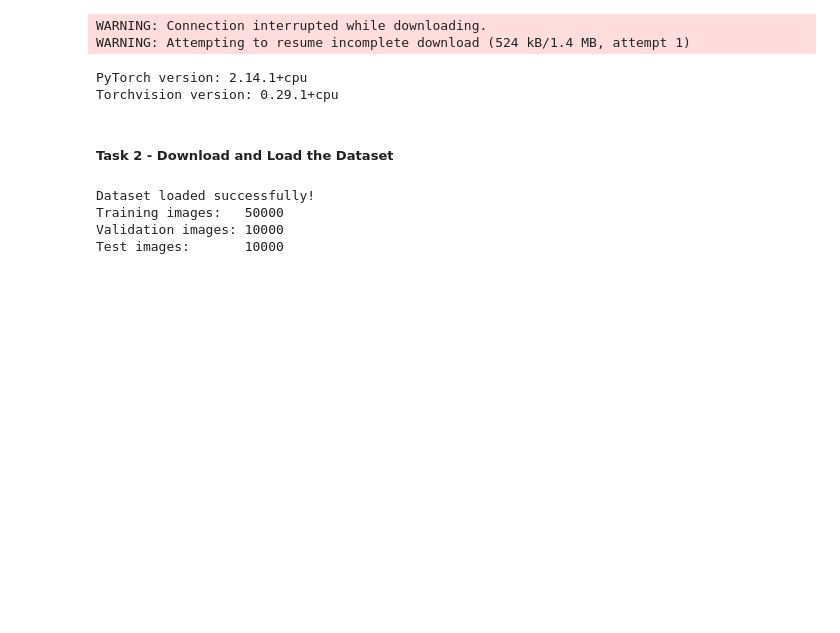
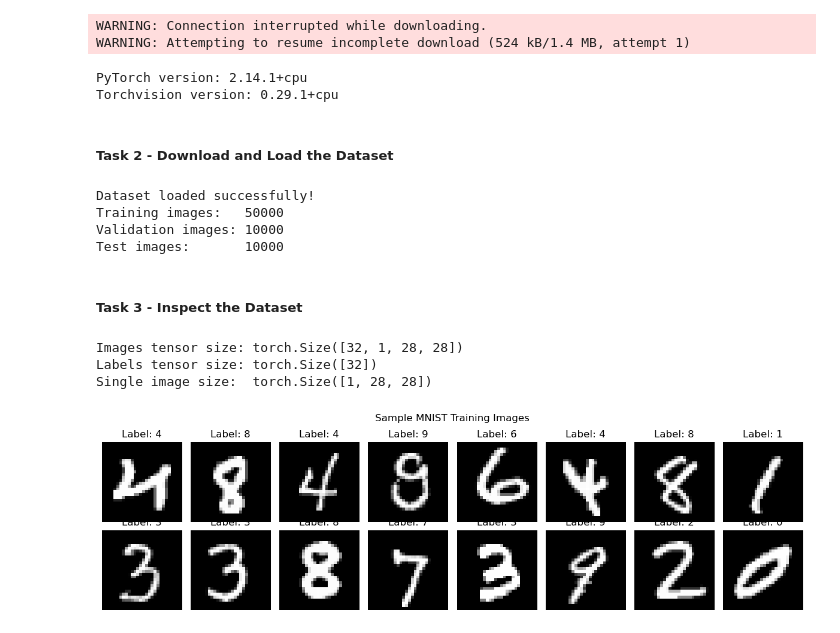
Before and after one commit to bayanAlghamdi/Deep-Learning-Assignment-1, a Jupyter notebook: Assigment-1 DL.ipynb, the cells around one changed output. Cells and saved outputs as stored; diff of their text form; code cells hidden in the pictures; blank space fills up the shorter version.

Commit message:
Task 3 done

```diff
--- a/Assigment-1 DL.ipynb
+++ b/Assigment-1 DL.ipynb
@@ -77,3 +77,31 @@ Dataset loaded successfully!
 Training images:   50000
 Validation images: 10000
 Test images:       10000
+# %% [markdown]
+##### Task 3 - Inspect the Dataset
+# %%
+# Get one batch from the training DataLoader
+images, labels = next(iter(train_loader))
+
+# Print the size of the image and label tensors
+print("Images tensor size:", images.shape)
+print("Labels tensor size:", labels.shape)
+print("Single image size: ", images[0].shape)
+# %% [output]
+Images tensor size: torch.Size([32, 1, 28, 28])
+Labels tensor size: torch.Size([32])
+Single image size:  torch.Size([1, 28, 28])
+# %%
+# Visualize the first 16 images in the batch with their labels
+fig, axes = plt.subplots(2, 8, figsize=(12, 3.5))
+
+for i, ax in enumerate(axes.flat):
+    ax.imshow(images[i].squeeze(), cmap="gray")  # squeeze removes the channel dimension: [1, 28, 28] -> [28, 28]
+    ax.set_title(f"Label: {labels[i].item()}")
+    ax.axis("off")
+
+plt.suptitle("Sample MNIST Training Images")
+plt.tight_layout()
+plt.show()
+# %% [output]
+[figure, added]
```
